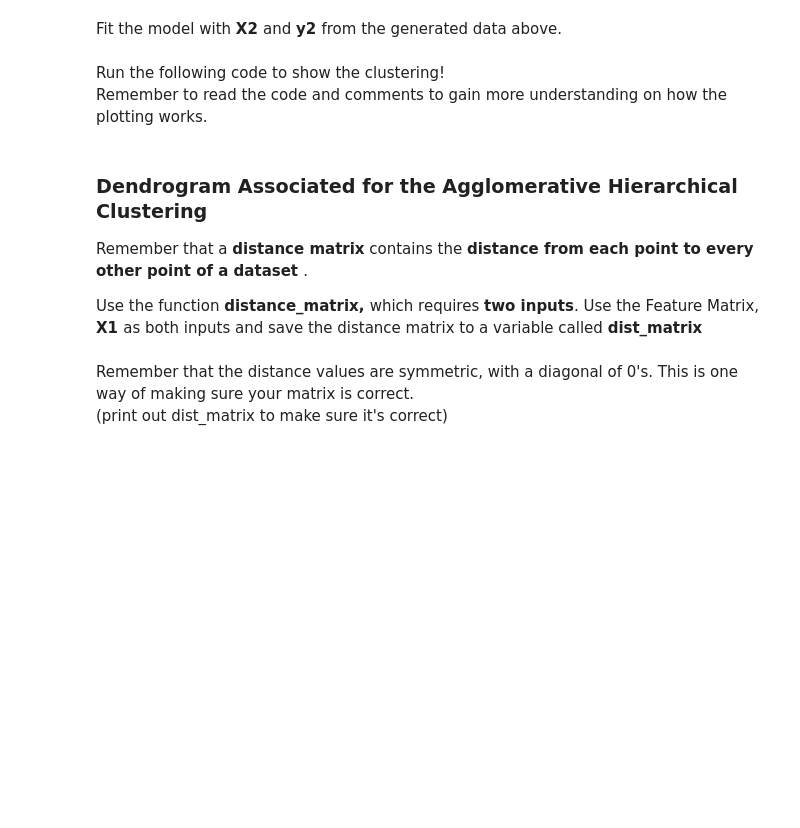
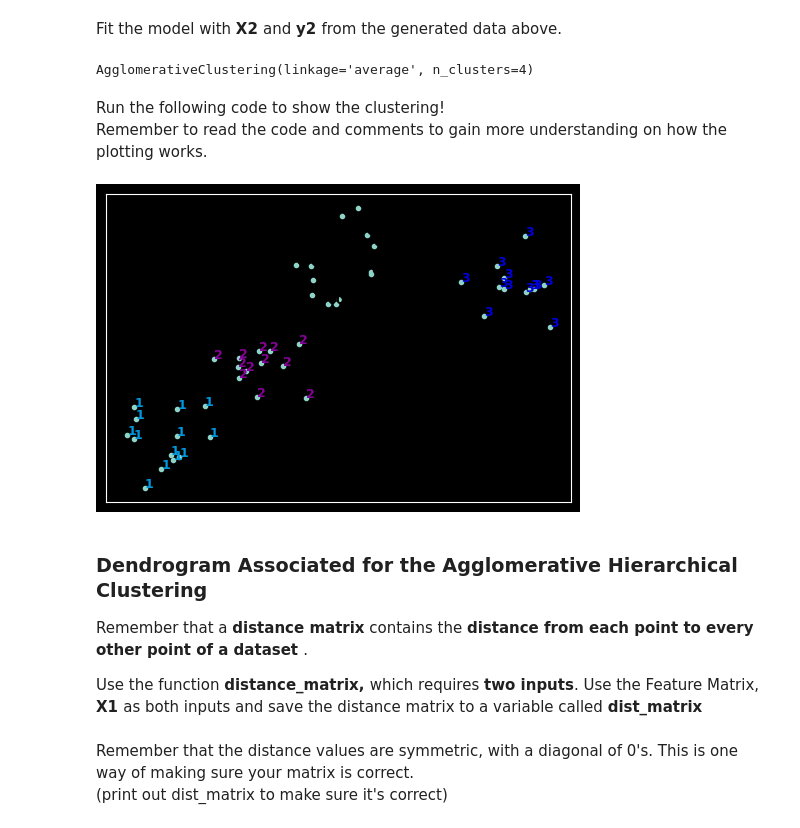
Before and after one commit to julihocc/ibm-machine-learning, a Jupyter notebook: 302-hierarchical-clustering/ML0101EN-Clus-Hierarchical-Cars-v2.ipynb, the cells around one changed output. Drawn from its saved outputs; the diff is of its cells as text; code cells hidden in the pictures; blank space fills up the shorter version.

Commit message:
Practice changing to average linkage

```diff
--- a/302-hierarchical-clustering/ML0101EN-Clus-Hierarchical-Cars-v2.ipynb
+++ b/302-hierarchical-clustering/ML0101EN-Clus-Hierarchical-Cars-v2.ipynb
@@ -85,7 +89,9 @@ Input these parameters into make_blobs:
 </ul> <br>
 Save the result to <b>X1</b> and <b>y1</b>.
 # %%
-X1, y1 = make_blobs(n_samples=50, centers=[[4,4], [-2, -1], [1, 1], [10,4]], cluster_std=0.9)
+X1, y1 = make_blobs(
+    n_samples=50, centers=[[4, 4], [-2, -1], [1, 1], [10, 4]], cluster_std=0.9
+)
 # %% [markdown]
 Plot the scatter plot of the randomly generated data.
 # %%
@@ -111,42 +120,49 @@ agglom = AgglomerativeClustering(n_clusters = 4, linkage = 'average')
 # %% [markdown]
 Fit the model with <b> X2 </b> and <b> y2 </b> from the generated data above.
 # %%
-agglom.fit(X1,y1)
+agglom.fit(X1, y1)
+# %% [output]
+AgglomerativeClustering(linkage='average', n_clusters=4)
 # %% [markdown]
 Run the following code to show the clustering! <br>
 Remember to read the code and comments to gain more understanding on how the plotting works.
 # %%
 # Create a figure of size 6 inches by 4 inches.
-plt.figure(figsize=(6,4))
+plt.figure(figsize=(6, 4))
 
 # These two lines of code are used to scale the data points down,
 # Or else the data points will be scattered very far apart.
 
 # Create a minimum and maximum range of X1.
 x_min, x_max = np.min(X1, axis=0), np.max(X1, axis=0)
 
 # Get the average distance for X1.
 X1 = (X1 - x_min) / (x_max - x_min)
 
 # This loop displays all of the datapoints.
 for i in range(X1.shape[0]):
     # Replace the data points with their respective cluster value
     # (ex. 0) and is color coded with a colormap (plt.cm.spectral)
-    plt.text(X1[i, 0], X1[i, 1], str(y1[i]),
-             color=plt.cm.nipy_spectral(agglom.labels_[i] / 10.),
-             fontdict={'weight': 'bold', 'size': 9})
+    plt.text(
+        X1[i, 0],
+        X1[i, 1],
+        str(y1[i]),
+        color=plt.cm.nipy_spectral(agglom.labels_[i] / 10.0),
+        fontdict={"weight": "bold", "size": 9},
+    )
 
 # Remove the x ticks, y ticks, x and y axis
 plt.xticks([])
 plt.yticks([])
-#plt.axis('off')
-
+# plt.axis('off')
 
 
 # Display the plot of the original data before clustering
-plt.scatter(X1[:, 0], X1[:, 1], marker='.')
+plt.scatter(X1[:, 0], X1[:, 1], marker=".")
 # Display the plot
 plt.show()
+# %% [output]
+[figure, added]
 # %% [markdown]
 
 ### Dendrogram Associated for the Agglomerative Hierarchical Clustering
```
Also changed, not shown: parts of 28 cells of this notebook.
